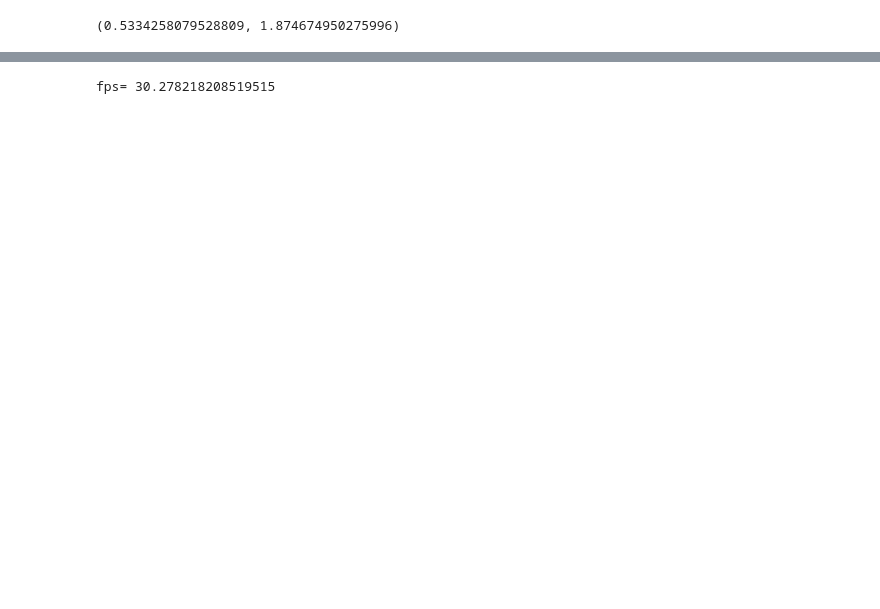
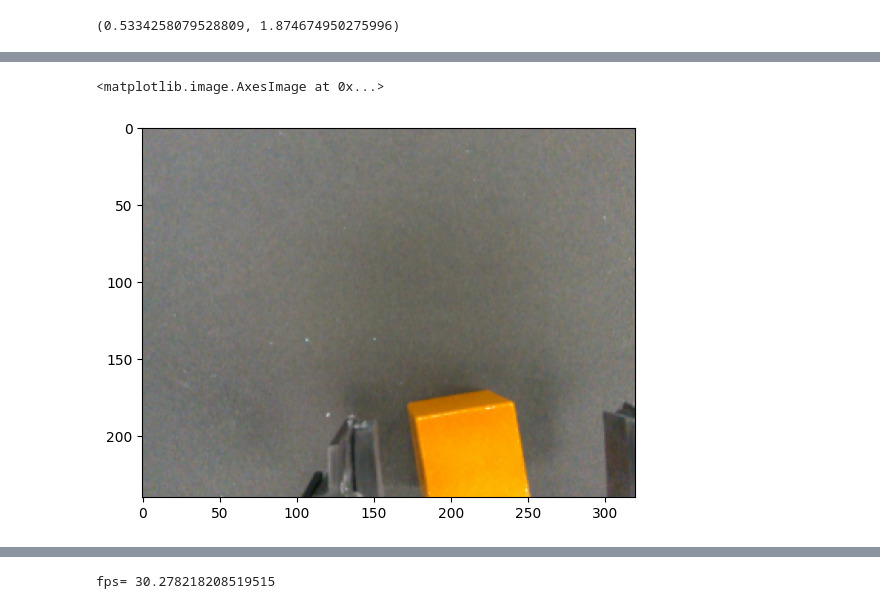
Before and after one commit to kevinpowell/sawyer_robot_ros2, a Jupyter notebook: src/teleop_script/cameras2.ipynb, the cells around one changed output, grey strips where cells are left out. Drawn from its saved outputs; the diff is of its cells as text; code cells hidden in the pictures; blank space fills up the shorter version.

```diff
--- a/src/teleop_script/cameras2.ipynb
+++ b/src/teleop_script/cameras2.ipynb
@@ -52,3 +65,8 @@ dt, 1/dt
+# %%
+plt.imshow(image_wrist)
+# %% [output]
+<matplotlib.image.AxesImage at 0x...>
+[figure, added]
 # %%
 images=[]
 st=time.time()
```
Also changed, not shown: parts of 6 cells of this notebook, 10 other files.
